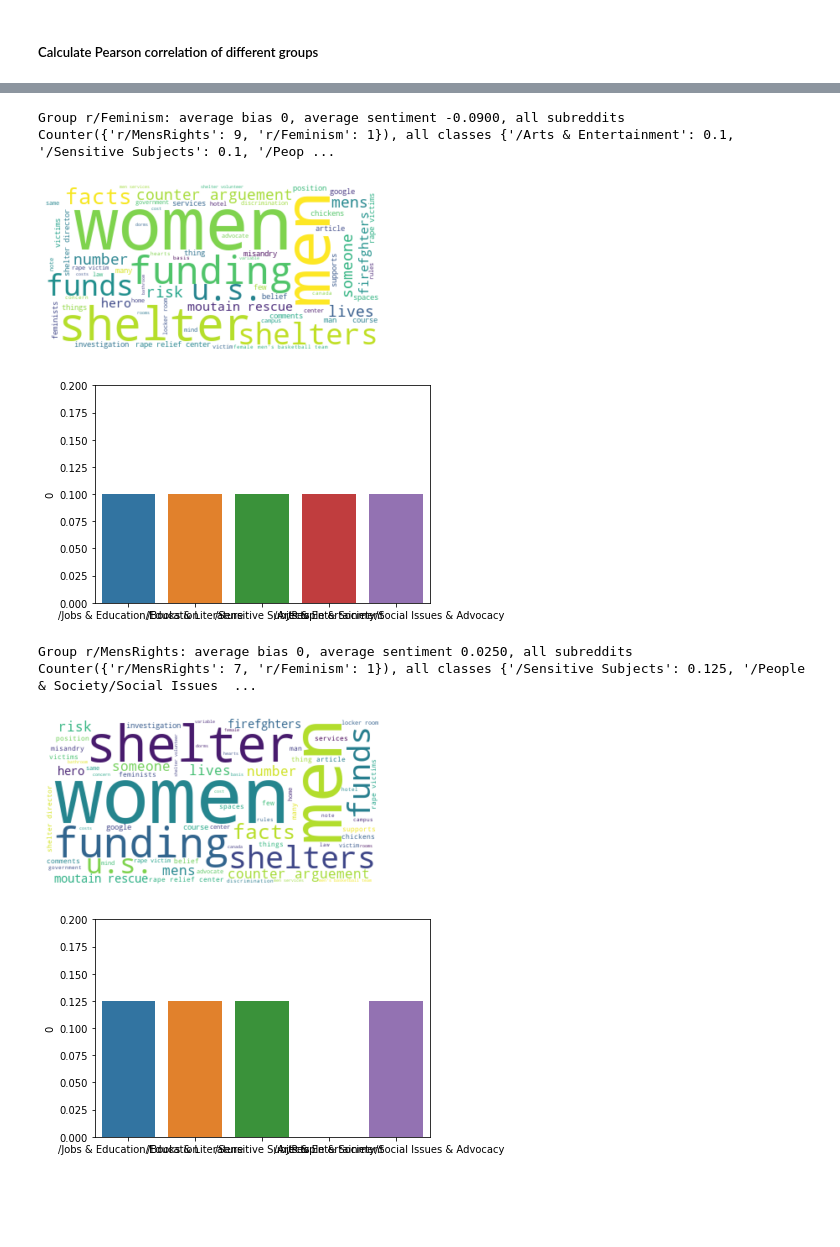
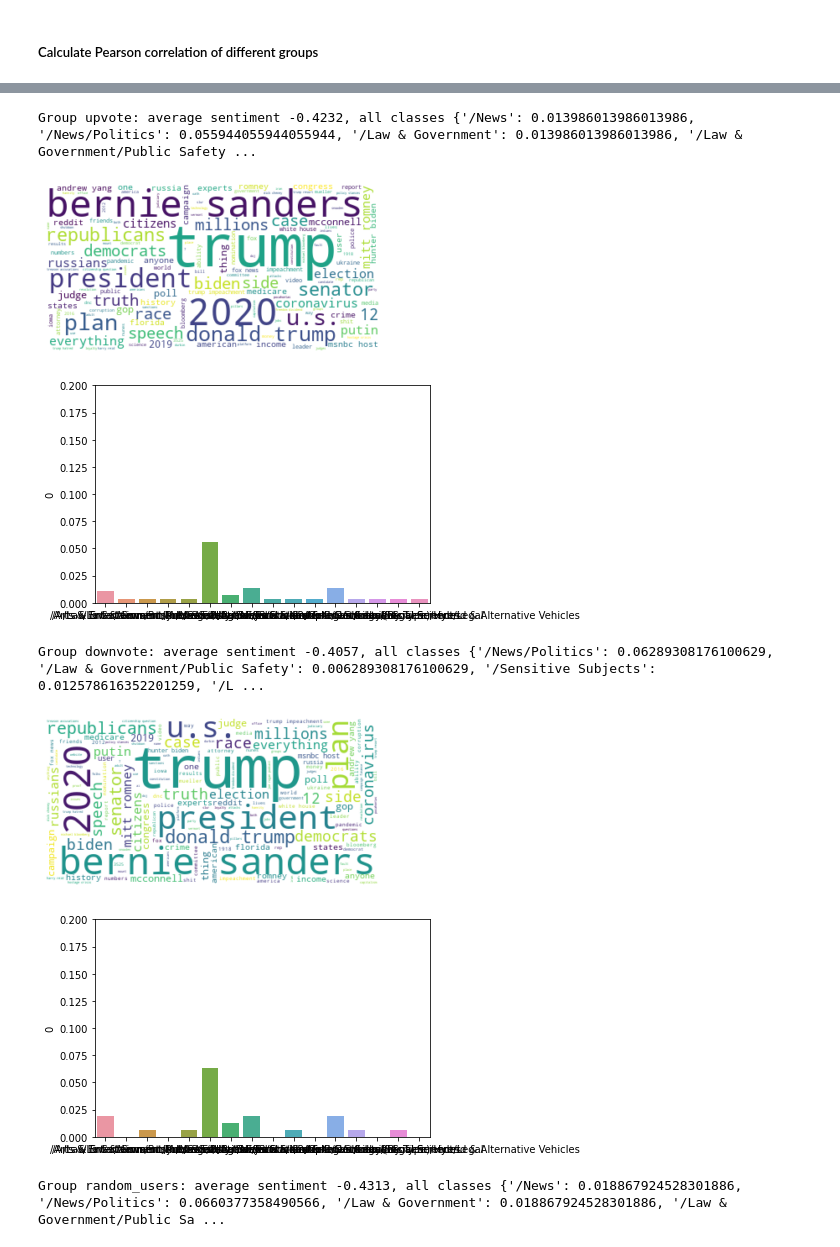
Before and after one commit to StanfordHCI/Curation-Modeling, a Jupyter notebook: curation.ipynb, the cells around one changed output, grey strips where cells are left out. Cells and saved outputs as stored; diff of their text form; code cells hidden in the pictures; blank space fills up the shorter version.

Commit message:
Added random_user_as_group and obtain url of posts

```diff
--- a/curation.ipynb
+++ b/curation.ipynb
@@ -365,6 +383,6 @@ User representation will be used to cluster users into groups if `user_grouping_
 # %%
-user_grouping_method = config["user_grouping_method"]
-user_grouping_method = "upvote_downvote"
+user_grouping_method = config["user_grouping_method"] #
+user_grouping_method = "upvote_downvote random_user_as_group"
 # user_grouping_method = "interest_r/Feminism_r/MensRights" #TODO: change this
 # user_grouping_method = "interest_r/Conservative_r/Liberal_r/Republican_r/democrats_r/VoteBlue" #TODO: change this
 
@@ -770,37 +822,41 @@ for group_x in groups_preferred_submissions:
         groups_bias[group_x] = np.mean(submission_bias) if len(submission_bias) > 0 else 0
         group_subreddit[group_x] = Counter(submission_subreddit)
     class_counter = Counter(submission_classes)
     all_classes.update(class_counter.keys())
     class_counter_rate = {k: v/len(group_preferred_submissions) for k, v in class_counter.items()}
     groups_class_counter_rate[group_x] = class_counter_rate
 
     groups_sentiment[group_x] = np.mean(submission_sentiments) if len(submission_sentiments) > 0 else 0
 
     groups_words[group_x] = submission_words
 all_classes = list(all_classes)
 for group_x in groups_class_counter_rate:
     class_counter_rate = groups_class_counter_rate[group_x]
 
-    print(f"{group_x}: average bias {groups_bias[group_x]}, average sentiment {groups_sentiment[group_x]:.4f}, all subreddits {group_subreddit[group_x]}, all classes {class_counter_rate}, all words {Counter(groups_words[group_x])}\n") #
+    print(f"{group_x}: ", end = "")
+    if group_x in groups_bias:
+        print(f"average bias {groups_bias[group_x]}, all subreddits {group_subreddit[group_x]}, ", end = "")
+    print(f"average sentiment {groups_sentiment[group_x]:.4f}, all classes {class_counter_rate}, all words {Counter(groups_words[group_x])}\n") #
 
     # visualize wordcloud
     wordcloud = WordCloud(stopwords=stop, background_color="white").generate_from_frequencies(Counter(submission_words))
     plt.imshow(wordcloud, interpolation='bilinear')
     plt.axis("off")
     plt.show()
     plt.close()
 
     # visualize topic distribution
     class_counter_rate = {cls: [class_counter_rate.get(cls, 0)] for cls in all_classes}
     class_counter_rate_df = pd.DataFrame.from_dict(class_counter_rate).transpose()
     ax = sns.barplot(x=class_counter_rate_df.index, y=class_counter_rate_df[0])
     ax.set(ylim=(0, 0.2))
     plt.show()
     plt.close()
 # %% [output]
-Group r/Feminism: average bias 0, average sentiment -0.0900, all subreddits Counter({'r/MensRights': 9, 'r/Feminism': 1}), all classes {'/Arts & Entertainment': 0.1, '/Sensitive Subjects': 0.1, '/Peop ...
+Group upvote: average sentiment -0.4232, all classes {'/News': 0.013986013986013986, '/News/Politics': 0.055944055944055944, '/Law & Government': 0.013986013986013986, '/Law & Government/Public Safety ...
-[figure, old version]
+[figure, new version]
-[figure, old version]
+[figure, new version]
-Group r/MensRights: average bias 0, average sentiment 0.0250, all subreddits Counter({'r/MensRights': 7, 'r/Feminism': 1}), all classes {'/Sensitive Subjects': 0.125, '/People & Society/Social Issues  ...
+Group downvote: average sentiment -0.4057, all classes {'/News/Politics': 0.06289308176100629, '/Law & Government/Public Safety': 0.006289308176100629, '/Sensitive Subjects': 0.012578616352201259, '/L ...
-[figure, old version]
+[figure, new version]
-[figure, old version]
+[figure, new version]
+Group random_users: average sentiment -0.4313, all classes {'/News': 0.018867924528301886, '/News/Politics': 0.0660377358490566, '/Law & Government': 0.018867924528301886, '/Law & Government/Public Sa ...
```
Also changed, not shown: parts of 12 cells of this notebook, 4 other files.
